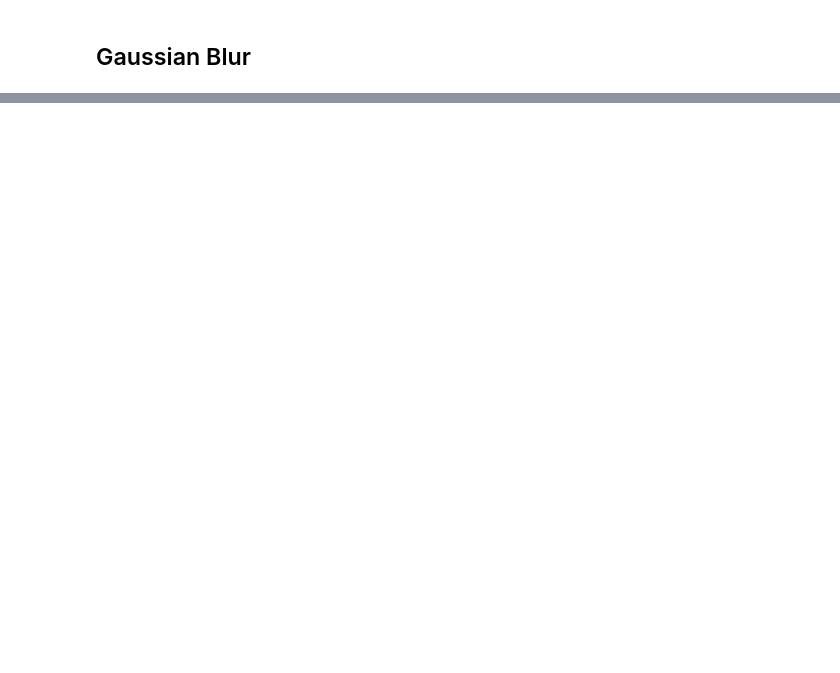
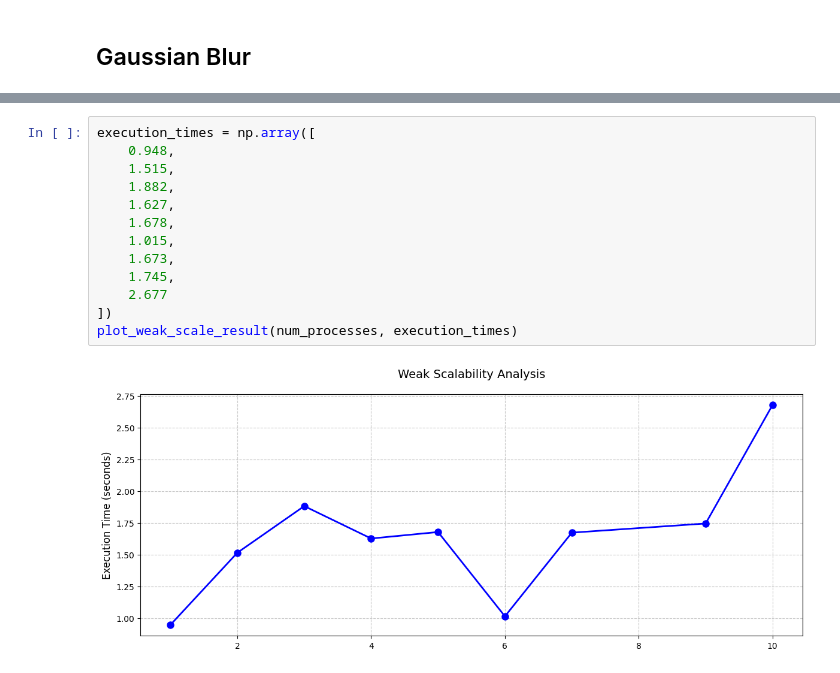
Before and after one commit to joseph280996/PHPC-Project, a Jupyter notebook: src/main.ipynb, the cells around one changed output, grey strips where cells are left out. Drawn from its saved outputs; the diff is of its cells as text; blank space fills up the shorter version.

```diff
--- a/src/main.ipynb
+++ b/src/main.ipynb
@@ -154,0 +341,15 @@ num_threads = np.array([
+# %%
+execution_times = np.array([
+    0.948,
+    1.515,
+    1.882,
+    1.627,
+    1.678,
+    1.015,
+    1.673,
+    1.745,
+    2.677
+])
+plot_weak_scale_result(num_processes, execution_times)
+# %% [output]
+[figure, added]
```
Also changed, not shown: parts of 10 cells of this notebook, 57 other files.
